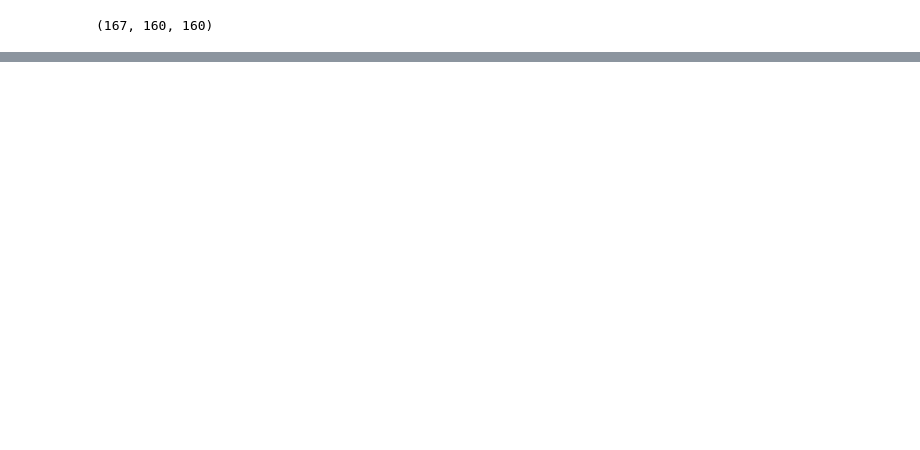
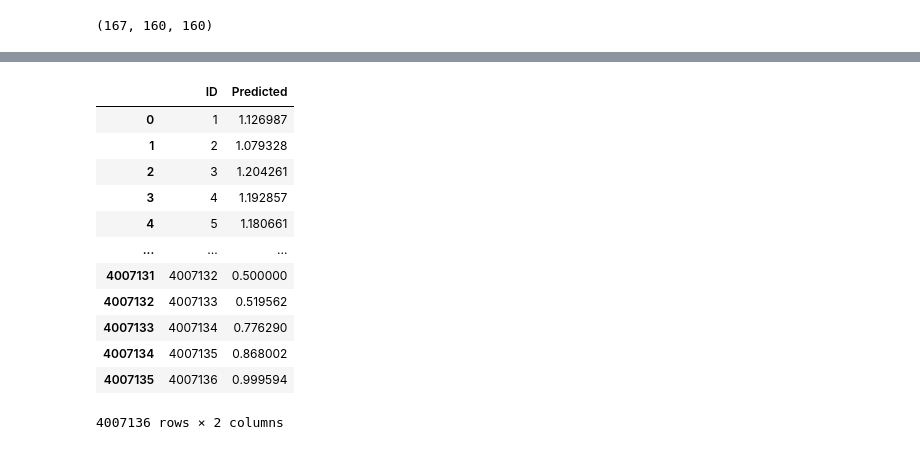
Before and after one commit to Jack47744/graph_super_resolution, a Jupyter notebook: gsr_net/Initial_GSR.ipynb, the cells around one changed output, grey strips where cells are left out. Drawn from its saved outputs; the diff is of its cells as text; code cells hidden in the pictures; blank space fills up the shorter version.

```diff
--- a/gsr_net/Initial_GSR.ipynb
+++ b/gsr_net/Initial_GSR.ipynb
@@ -463,21 +687,21 @@ A_HR_train = pd.read_csv("../data/hr_train.csv")
 
 pca = PCA(n_components=0.99, whiten=False)
 A_HR_train_pca = pca.fit_transform(A_HR_train)
-print(A_HR_train_pca.shape)
 
-gm = GaussianMixture(n_components=5, random_state=random_seed)
+gm = GaussianMixture(n_components=4, random_state=random_seed)
 A_HR_train_label = gm.fit_predict(A_HR_train_pca)
 unique, counts = np.unique(A_HR_train_label, return_counts=True)
 print(np.asarray((unique, counts)).T)
 
 X = np.load('A_LR_train_matrix.npy')
 y = np.load('A_HR_train_matrix.npy')
+X = compute_degree_matrix_normalization_batch_numpy(X)
 
 n_sample = X.shape[0]
 X_train, X_val, y_train, y_val = train_test_split(
     X.reshape(n_sample, -1),
     y.reshape(n_sample, -1),
-    test_size=0.20,
+    test_size=0.10,
     random_state=random_seed,
     stratify=A_HR_train_label
 )
@@ -489,26 +713,3 @@ y_val = y_val.reshape(-1, HR_size, HR_size)
 
 print("Train size:", len(X_train))
 print("Val size:", len(X_val))
-
-netG = GSRNet(ks, args).to(device)
-optimizerG = optim.Adam(netG.parameters(), lr=args.lr)
-args.early_stop_patient = 5
-
-netG = GSRNet(ks, args).to(device)
-optimizerG = optim.Adam(netG.parameters(), lr=args.lr)
-
-netD = Discriminator(args).to(device)
-optimizerD = optim.Adam(netD.parameters(), lr=args.lr)
-
-#GAN model
-return_model = train_gan(
-    netG,
-    optimizerG,
-    netD,
-    optimizerD,
-    X_train,
-    y_train,
-    args,
-    test_adj=X_val,
-    test_ground_truth=y_val,
-)
@@ -556,4 +830,18 @@ df
 # %%
-# df["Predicted"] = df["Predicted"] + 1e-6
-# df
+df["Predicted"] = df["Predicted"] + 1.0
+df
+# %% [output]
+|  | ID | Predicted |
+| 0 | 1 | 1.126987 |
+| 1 | 2 | 1.079328 |
+| 2 | 3 | 1.204261 |
+| 3 | 4 | 1.192857 |
+| 4 | 5 | 1.180661 |
+| ... | ... | ... |
+| 4007131 | 4007132 | 0.500000 |
+| 4007132 | 4007133 | 0.519562 |
+| 4007133 | 4007134 | 0.776290 |
+| 4007134 | 4007135 | 0.868002 |
+| 4007135 | 4007136 | 0.999594 |
+4007136 rows × 2 columns
 # %%
```
Also changed, not shown: parts of 31 cells of this notebook.
